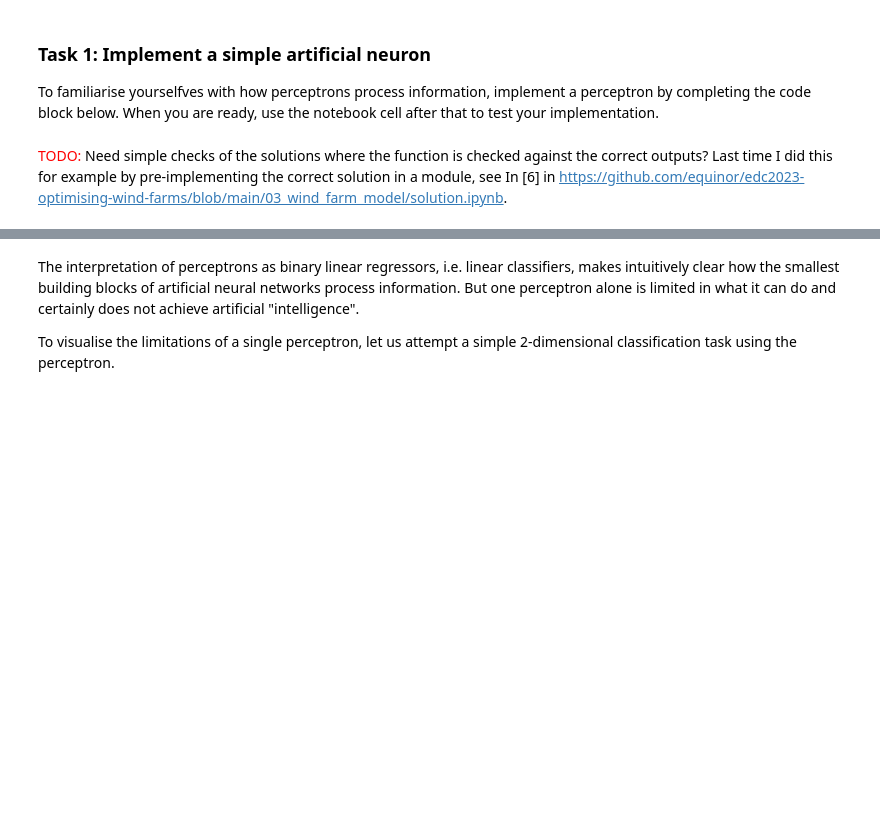
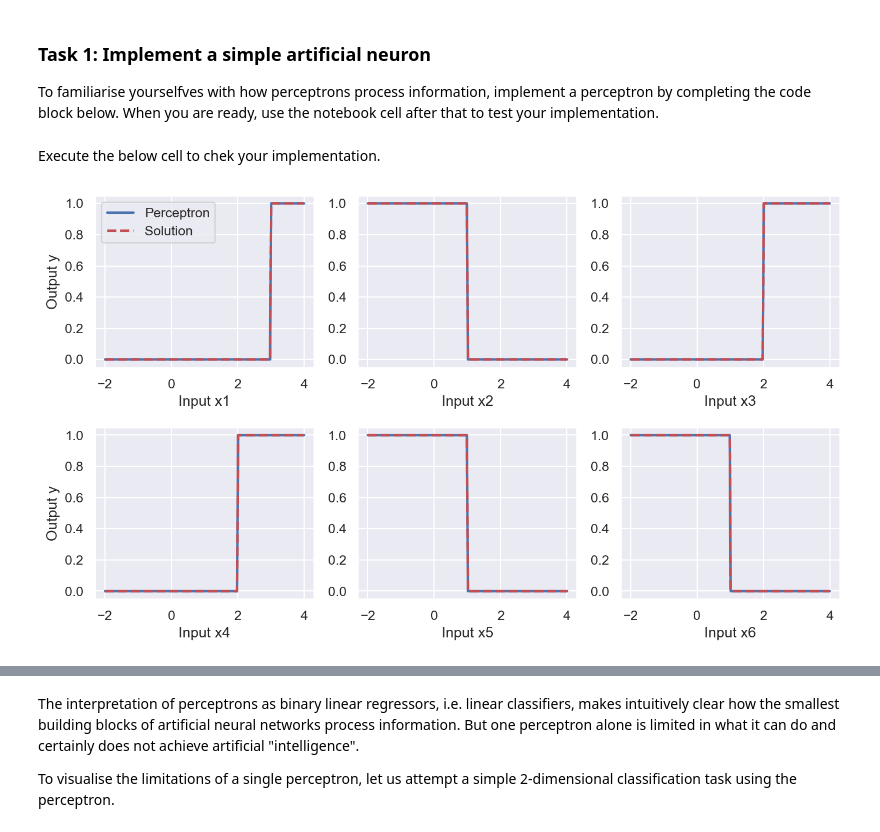
Before and after one commit to equinor/kai-edc2024-workshop, a Jupyter notebook: 1_introduction/solution.ipynb, the cells around one changed output, grey strips where cells are left out. Cells and saved outputs as stored; diff of their text form; code cells hidden in the pictures; blank space fills up the shorter version.

```diff
--- a/1_introduction/solution.ipynb
+++ b/1_introduction/solution.ipynb
@@ -62,7 +62,10 @@ def perceptron(x):
         return 1
 
     return 0
-# %% [markdown]
-<span style="color: red;">TODO:</span> Need simple checks of the solutions where the function is checked against the correct outputs? Last time I did this for example by pre-implementing the correct solution in a module, see In [6] in https://github.com/equinor/edc2023-optimising-wind-farms/blob/main/03_wind_farm_model/solution.ipynb.
+# %% [markdown]
+Execute the below cell to chek your implementation.
 # %%
 # Solution
+kai.plot_perceptron(perceptron)
+# %% [output]
+[figure, added]
```
Also changed, not shown: parts of 33 cells of this notebook, 5 other files.
